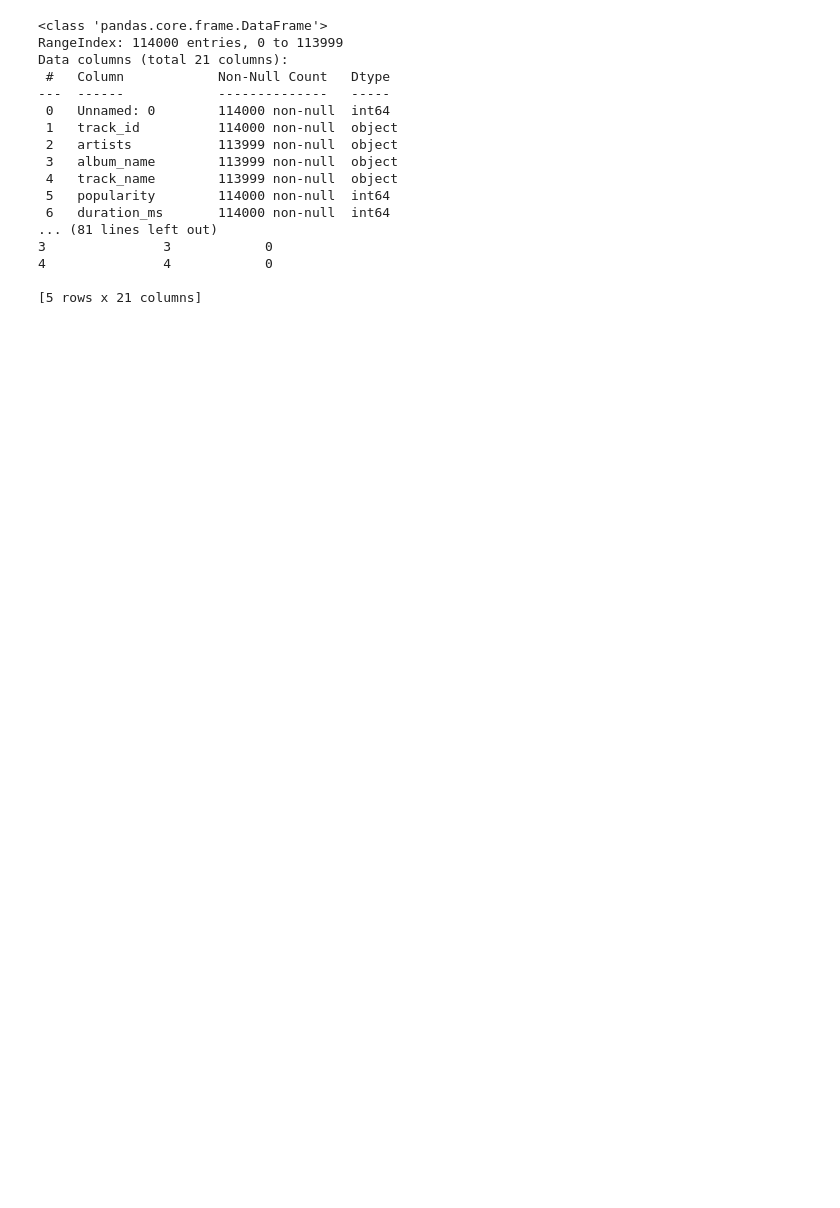
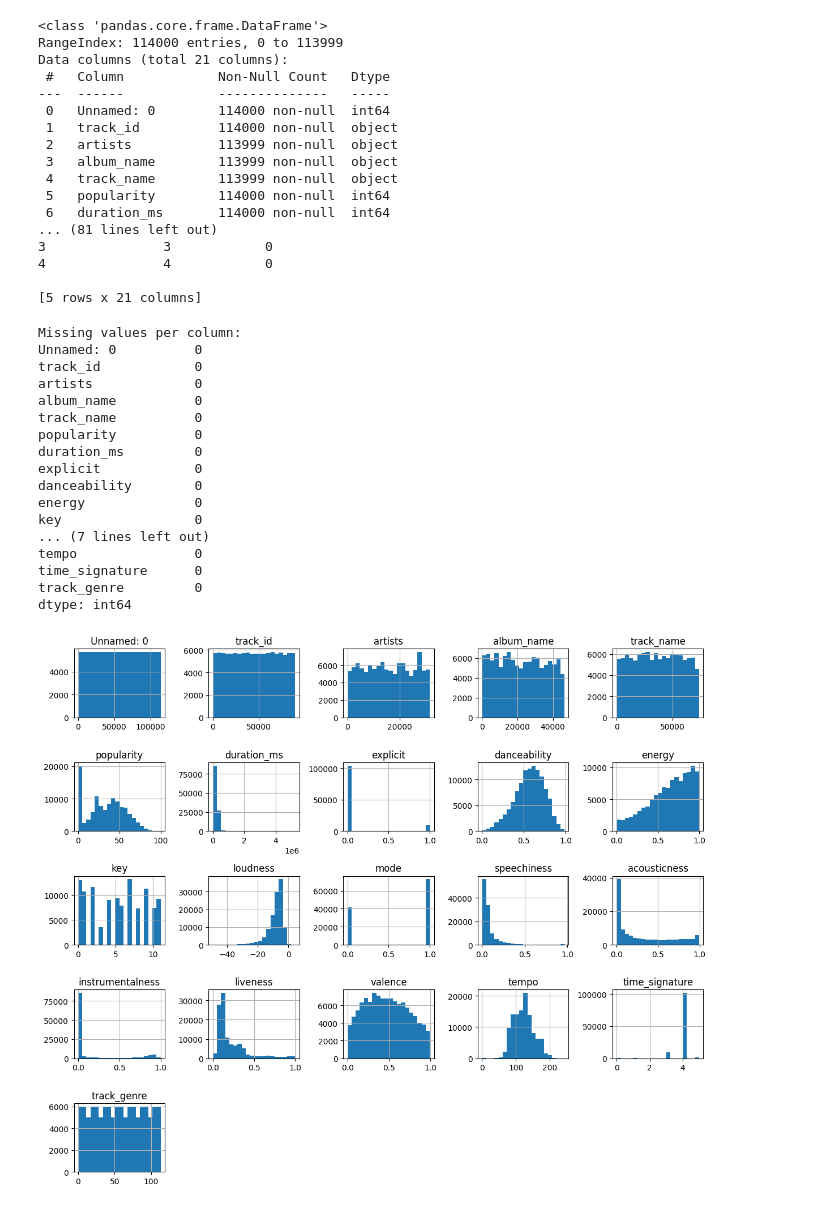
Before and after one commit to AMekhrza/EDA_S5, a Jupyter notebook: EDA_S5.ipynb, the cells around one changed output. Cells and saved outputs as stored; diff of their text form; code cells hidden in the pictures; blank space fills up the shorter version.

Commit message:
Perform EDA with visualizations and correlation analysis

```diff
--- a/EDA_S5.ipynb
+++ b/EDA_S5.ipynb
@@ -46,3 +46,41 @@ Data columns (total 21 columns):
 4               4            0
 
 [5 rows x 21 columns]
+# %%
+# 1. Check for missing values
+missing_values = data.isnull().sum()
+print(f"Missing values per column:\n{missing_values}")
+
+# 2. Plot histograms for all numerical features
+# This will help you understand the distribution of each feature
+data.hist(figsize=(12, 10), bins=20)
+plt.tight_layout()
+plt.show()
+
+# 3. Correlation matrix to understand relationships between features
+correlation_matrix = data.corr()
+
+# 4. Heatmap to visualize the correlations
+plt.figure(figsize=(12, 8))
+sns.heatmap(correlation_matrix, annot=True, cmap='coolwarm', fmt='.2f')
+plt.title('Correlation Matrix')
+plt.show()
+# %% [output]
+Missing values per column:
+Unnamed: 0          0
+track_id            0
+artists             0
+album_name          0
+track_name          0
+popularity          0
+duration_ms         0
+explicit            0
+danceability        0
+energy              0
+key                 0
+... (7 lines left out)
+tempo               0
+time_signature      0
+track_genre         0
+dtype: int64
+[figure, added]
```
Also changed, not shown: parts of 1 cell of this notebook.
